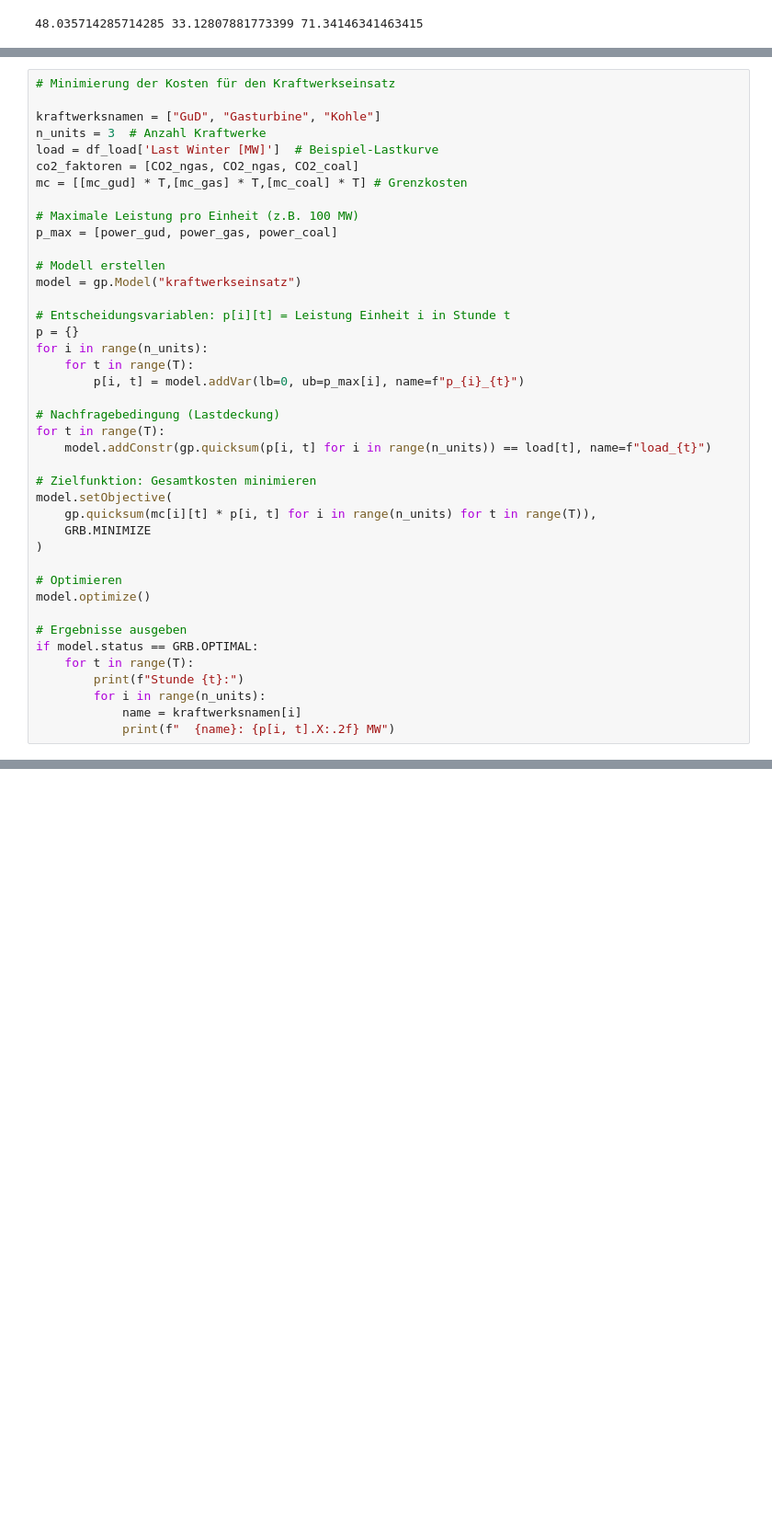
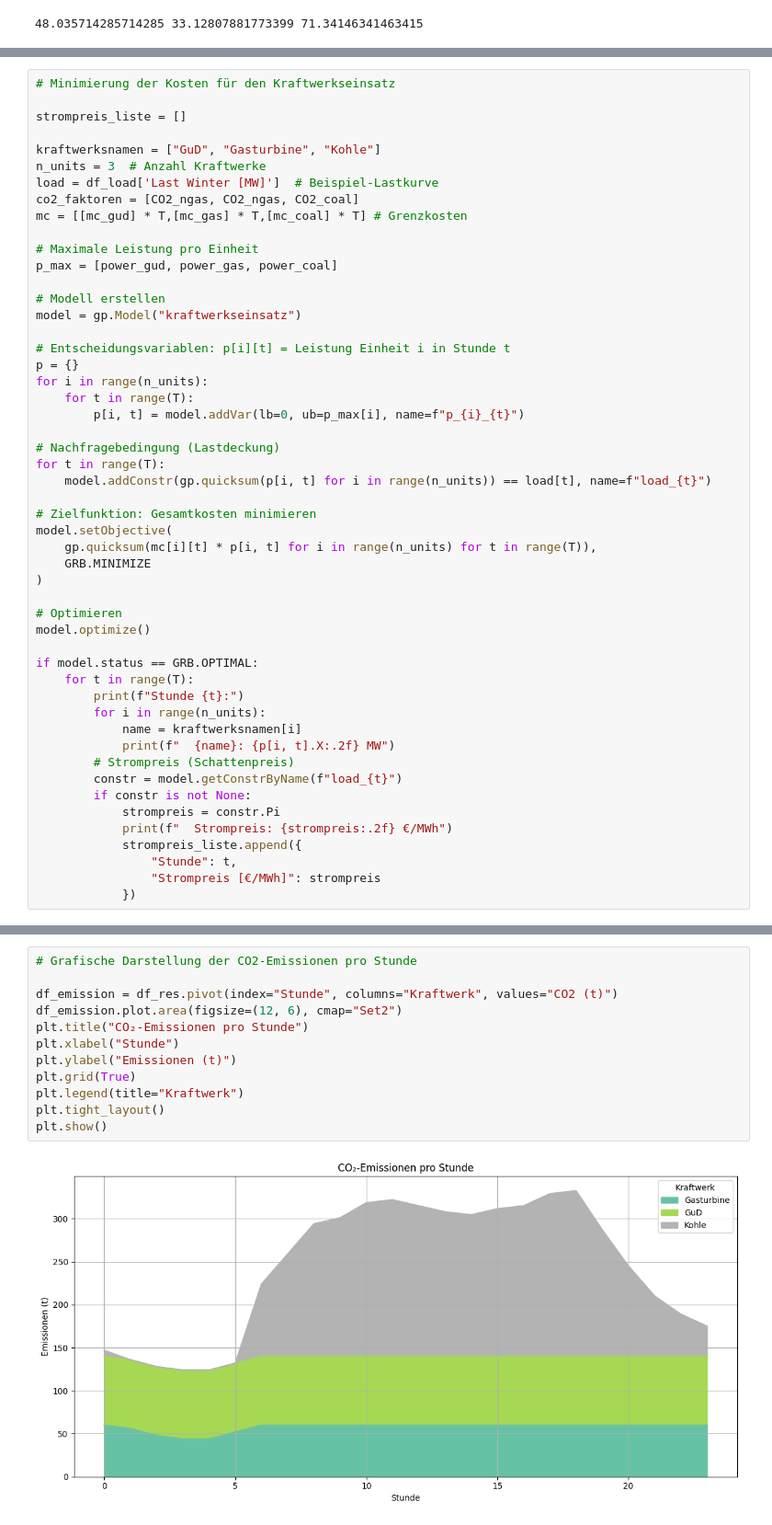
Before and after one commit to PeterGeyrhofer2103/Energiemodelle--Analysen, a Jupyter notebook: Exercise3/exercise3.ipynb, the cells around one changed output, grey strips where cells are left out. Shown at 92% size. Drawn from its saved outputs; the diff is of its cells as text; blank space fills up the shorter version.

```diff
--- a/Exercise3/exercise3.ipynb
+++ b/Exercise3/exercise3.ipynb
@@ -73,5 +79,7 @@ print(mc_gas,mc_gud,mc_coal)
 # %%
 # Minimierung der Kosten für den Kraftwerkseinsatz
+
+strompreis_liste = []
 
 kraftwerksnamen = ["GuD", "Gasturbine", "Kohle"]
 n_units = 3  # Anzahl Kraftwerke
@@ -79,7 +87,7 @@ load = df_load['Last Winter [MW]']  # Beispiel-Lastkurve
 co2_faktoren = [CO2_ngas, CO2_ngas, CO2_coal]
 mc = [[mc_gud] * T,[mc_gas] * T,[mc_coal] * T] # Grenzkosten
 
-# Maximale Leistung pro Einheit (z.B. 100 MW)
+# Maximale Leistung pro Einheit
 p_max = [power_gud, power_gas, power_coal]
 
 # Modell erstellen
@@ -104,11 +112,19 @@ model.setObjective(
 # Optimieren
 model.optimize()
 
-# Ergebnisse ausgeben
 if model.status == GRB.OPTIMAL:
     for t in range(T):
         print(f"Stunde {t}:")
         for i in range(n_units):
             name = kraftwerksnamen[i]
             print(f"  {name}: {p[i, t].X:.2f} MW")
+        # Strompreis (Schattenpreis)
+        constr = model.getConstrByName(f"load_{t}")
+        if constr is not None:
+            strompreis = constr.Pi
+            print(f"  Strompreis: {strompreis:.2f} €/MWh")
+            strompreis_liste.append({
+                "Stunde": t,
+                "Strompreis [€/MWh]": strompreis
+            })
 # %% [output]
@@ -131,0 +190,14 @@ Stunde 23:
+# %%
+# Grafische Darstellung der CO2-Emissionen pro Stunde
+
+df_emission = df_res.pivot(index="Stunde", columns="Kraftwerk", values="CO2 (t)")
+df_emission.plot.area(figsize=(12, 6), cmap="Set2")
+plt.title("CO₂-Emissionen pro Stunde")
+plt.xlabel("Stunde")
+plt.ylabel("Emissionen (t)")
+plt.grid(True)
+plt.legend(title="Kraftwerk")
+plt.tight_layout()
+plt.show()
+# %% [output]
+[figure, added]
```
Also changed, not shown: parts of 25 cells of this notebook.
